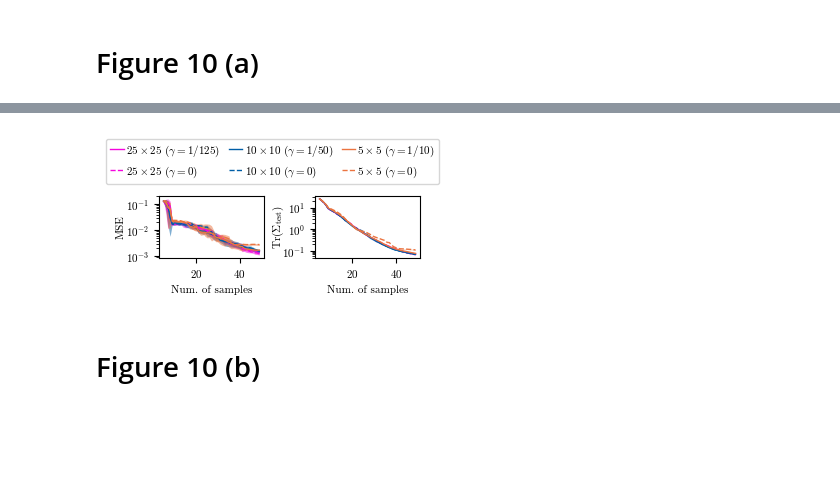
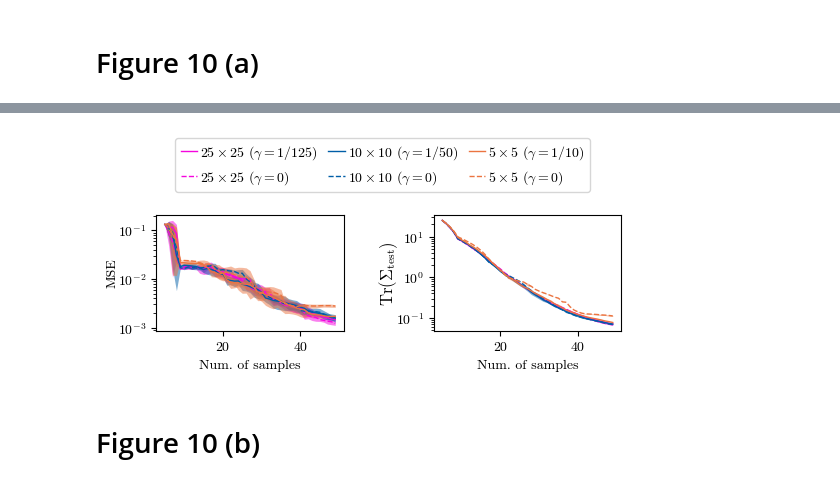
Before and after one commit to alexxromero/gpder, a Jupyter notebook: paper_figures/HEP_2D/plots.ipynb, the cells around one changed output, grey strips where cells are left out. Saved outputs shown, nothing was run; the diff lists cells and outputs as text; code cells hidden in the pictures; blank space fills up the shorter version.

```diff
--- a/paper_figures/HEP_2D/plots.ipynb
+++ b/paper_figures/HEP_2D/plots.ipynb
@@ -222,7 +218,7 @@ nu_J23_train = [1.0, 0.7, 1.0, 1.3, 1.0]
 X_train = np.array([nu_J1_train, nu_J23_train]).T
 y_train = Pool(cpu_count()).map(efficiency_events, X_train)
 y_train = np.array(y_train)
-dy_train = Pool(cpu_count()).map(der_efficiency_events_sigmoid10, X_train)
+dy_train = Pool(cpu_count()).map(der_efficiency_events, X_train)
 dy_train = np.array(dy_train)
 # -------------------------------------------------------------------------- #
 # %%
@@ -415,14 +411,14 @@ plt.rcParams.update(
     {
         "text.usetex": False,
         "font.family": "serif",
-        "font.size": 8,
+        "font.size": 10,
         "font.serif": "cmr10",
         "mathtext.fontset": "cm",
         "axes.formatter.use_mathtext": True,
     }
 )
 
-fig, ax = plt.subplots(1, 3, figsize=(3 + 3 / 8, 1), sharex=True, sharey=True)
+fig, ax = plt.subplots(1, 3, figsize=(5.5, 1.5), sharey=True)
 plt.subplots_adjust(wspace=0.2, hspace=0.35)
 
 for i in range(3):
@@ -436,17 +432,17 @@ for i in range(3):
     )
     ax[i].set_xlim(0.4, 1.6)
     ax[i].set_ylim(1.6, 0.4)
-    ax[i].set_xlabel(r"$\nu_{1}$", fontsize=9)
+    ax[i].set_xlabel(r"$\nu_{1}$", fontsize=12)
 
 ax[0].scatter(X_util_iter[0][:, 0], X_util_iter[0][:, 1], s=3, color="black")
 ax[1].scatter(X_util_iter[1][:, 0], X_util_iter[1][:, 1], s=3, color="black")
 ax[2].scatter(X_util_iter[2][:, 0], X_util_iter[2][:, 1], s=3, color="black")
 
 props = dict(boxstyle="round", facecolor="white", alpha=0.5, pad=0.1)
-ax[1].text(1.15, 0.35, "iter {}".format(1), zorder=6, bbox=props)
-ax[2].text(1.15, 0.35, "iter {}".format(2), zorder=6, bbox=props)
+ax[1].text(1.24, 0.35, "Iter {}".format(1), zorder=6, bbox=props)
+ax[2].text(1.24, 0.35, "Iter {}".format(2), zorder=6, bbox=props)
 
-ax[0].set_ylabel(r"$\nu_{2,3}$", fontsize=9)
+ax[0].set_ylabel(r"$\nu_{2,3}$", fontsize=12)
 
 ax[1].tick_params(axis="y", left=False)
 ax[2].tick_params(axis="y", left=False)
@@ -499,14 +495,14 @@ plt.rcParams.update(
     {
         "text.usetex": False,
         "font.family": "serif",
-        "font.size": 8,
+        "font.size": 10,
         "font.serif": "cmr10",
         "mathtext.fontset": "cm",
         "axes.formatter.use_mathtext": True,
     }
 )
 
-fig, ax = plt.subplots(1, 3, figsize=(3 + 3 / 8, 1), sharex=True, sharey=True)
+fig, ax = plt.subplots(1, 3, figsize=(5.5, 1.5), sharey=True)
 plt.subplots_adjust(wspace=0.2, hspace=0.35)
 
 for i in range(3):
@@ -520,17 +516,17 @@ for i in range(3):
     )
     ax[i].set_xlim(0.4, 1.6)
     ax[i].set_ylim(1.6, 0.4)
-    ax[i].set_xlabel(r"$\nu_{1}$", fontsize=9)
+    ax[i].set_xlabel(r"$\nu_{1}$", fontsize=12)
 
 ax[0].scatter(X_util_iter[0][:, 0], X_util_iter[0][:, 1], s=3, color="black")
 ax[1].scatter(X_util_iter[1][:, 0], X_util_iter[1][:, 1], s=3, color="black")
 ax[2].scatter(X_util_iter[2][:, 0], X_util_iter[2][:, 1], s=3, color="black")
 
 props = dict(boxstyle="round", facecolor="white", alpha=0.5, pad=0.1)
-ax[1].text(1.15, 0.35, "iter {}".format(1), zorder=6, bbox=props)
-ax[2].text(1.15, 0.35, "iter {}".format(2), zorder=6, bbox=props)
+ax[1].text(1.24, 0.35, "iter {}".format(1), zorder=6, bbox=props)
+ax[2].text(1.24, 0.35, "iter {}".format(2), zorder=6, bbox=props)
 
-ax[0].set_ylabel(r"$\nu_{2,3}$", fontsize=9)
+ax[0].set_ylabel(r"$\nu_{2,3}$", fontsize=12)
 
 ax[1].tick_params(axis="y", left=False)
 ax[2].tick_params(axis="y", left=False)
@@ -618,7 +617,8 @@ def BED_regGP(X_util_dim, gamma, n):
 # f.create_dataset("gp_reg_uncert_Xu25_g0", data=gp_reg_uncert_Xu25_g0)
 # f.close()
 # %%
-f = h5py.File("./gp_reg_mse_uncert.h5", "r")
+plots_dir = "/home/alex/Desktop/paper_figures_new/"
+f = h5py.File(plots_dir + "/HEP_2D/datasets/gp_reg_mse_uncert.h5", "r")
 gp_reg_mse_Xu5_g10 = np.array(f["gp_reg_mse_Xu5_g10"])
 gp_reg_uncert_Xu5_g10 = np.array(f["gp_reg_uncert_Xu5_g10"])
 gp_reg_mse_Xu5_g0 = np.array(f["gp_reg_mse_Xu5_g0"])
@@ -637,14 +637,15 @@ plt.rcParams.update(
     {
         "text.usetex": False,
         "font.family": "serif",
-        "font.size": 8,
+        "font.size": 10,
         "font.serif": "cmr10",
         "mathtext.fontset": "cm",
         "axes.formatter.use_mathtext": True,
     }
 )
 
-fig, ax = plt.subplots(1, 2, figsize=(3 + 3 / 8, 0.8))
+# fig, ax = plt.subplots(1, 2, figsize=(3+3/8, 0.8))
+fig, ax = plt.subplots(1, 2, figsize=(6, 1.5))
 plt.subplots_adjust(wspace=0.48)
 
 a = 5
@@ -826,36 +827,36 @@ ax[1].fill_between(
     alpha=0.5,
 )
 
 mean_uncert_reg_sequential = np.mean(gp_reg_uncert_Xu5_g0, axis=0)
 std_uncert_reg_sequential = np.std(gp_reg_uncert_Xu5_g0, ddof=1, axis=0)
 ax[1].plot(
     np.arange(a, b), mean_uncert_reg_sequential, linewidth=1, color="#EB7440", linestyle="--"
 )
 ax[1].fill_between(
     np.arange(a, b),
     mean_uncert_reg_sequential - std_uncert_reg_sequential,
     mean_uncert_reg_sequential + std_uncert_reg_sequential,
     color="#EB7440",
     linewidth=0,
     alpha=0.5,
 )
 
-ax[0].legend(handlelength=1.2, ncol=3, columnspacing=0.8, handletextpad=0.2, loc=(-0.5, 1.2))
+ax[0].legend(handlelength=1.2, ncol=3, columnspacing=0.8, handletextpad=0.2, loc=(0.1, 1.2))
 
 for i in range(2):
     ax[i].set_xlabel("Num. of samples")
 
 ax[0].set_ylabel("MSE", labelpad=0)
-ax[1].set_ylabel("Tr($\Sigma_{\mathrm{test}}$)", labelpad=-3)
+ax[1].set_ylabel("Tr($\Sigma_{\mathrm{test}}$)", labelpad=-3, fontsize=12)
 
 ax[0].set_yscale("log")
 ax[1].set_yscale("log")
 
 plt.savefig("hep2d_BED_regGP_XuChoice.pdf", bbox_inches="tight", pad_inches=0.1, dpi=400)
 
 plt.show()
 # %% [output]
-[figure, old version]
+[figure, new version]
 # %% [markdown]
 # Figure 10 (b)
 # %%
```
Also changed, not shown: parts of 35 cells of this notebook, 53 other files.
